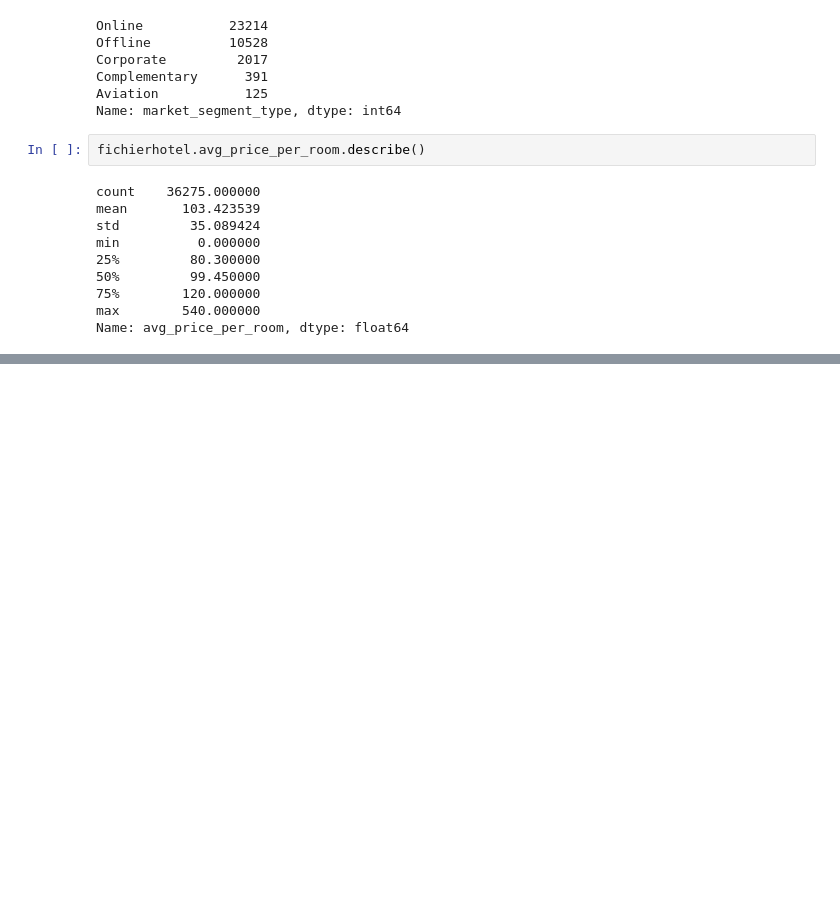
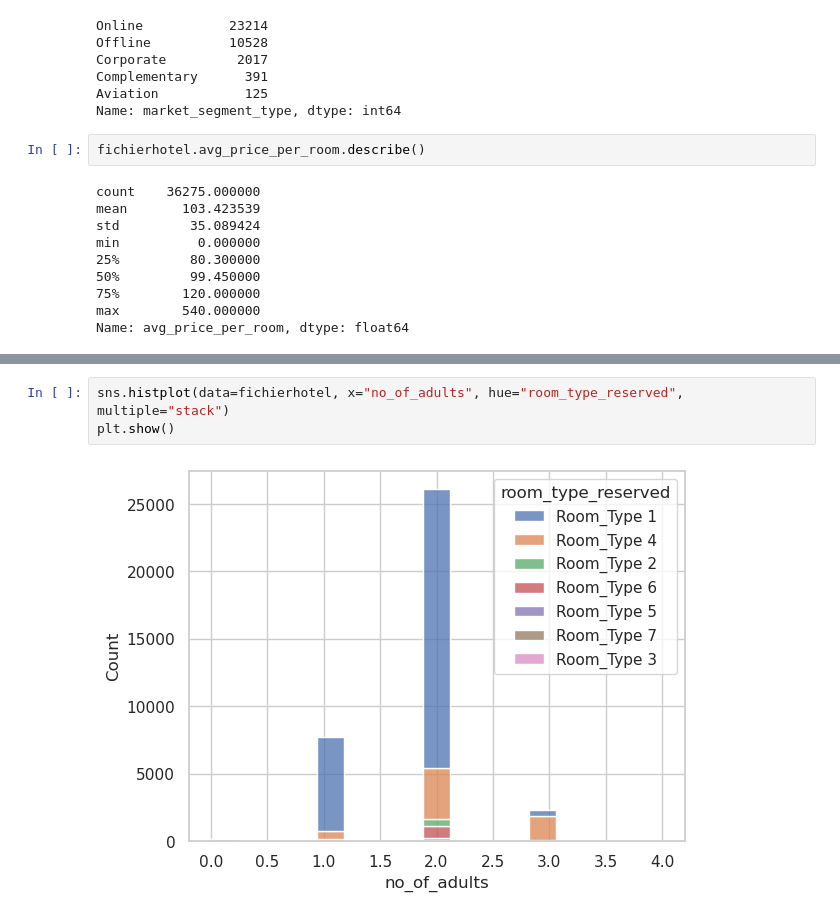
Before and after one commit to Bennis75fr/greta-projets, a Jupyter notebook: Exohotel.ipynb, the cells around one changed output, grey strips where cells are left out. Drawn from its saved outputs; the diff is of its cells as text; blank space fills up the shorter version.

```diff
--- a/Exohotel.ipynb
+++ b/Exohotel.ipynb
@@ -151,0 +292,5 @@ plt.show()
+# %%
+sns.histplot(data=fichierhotel, x="no_of_adults", hue="room_type_reserved", multiple="stack")
+plt.show()
+# %% [output]
+[figure, added]
```
Also changed, not shown: parts of 31 cells of this notebook.
